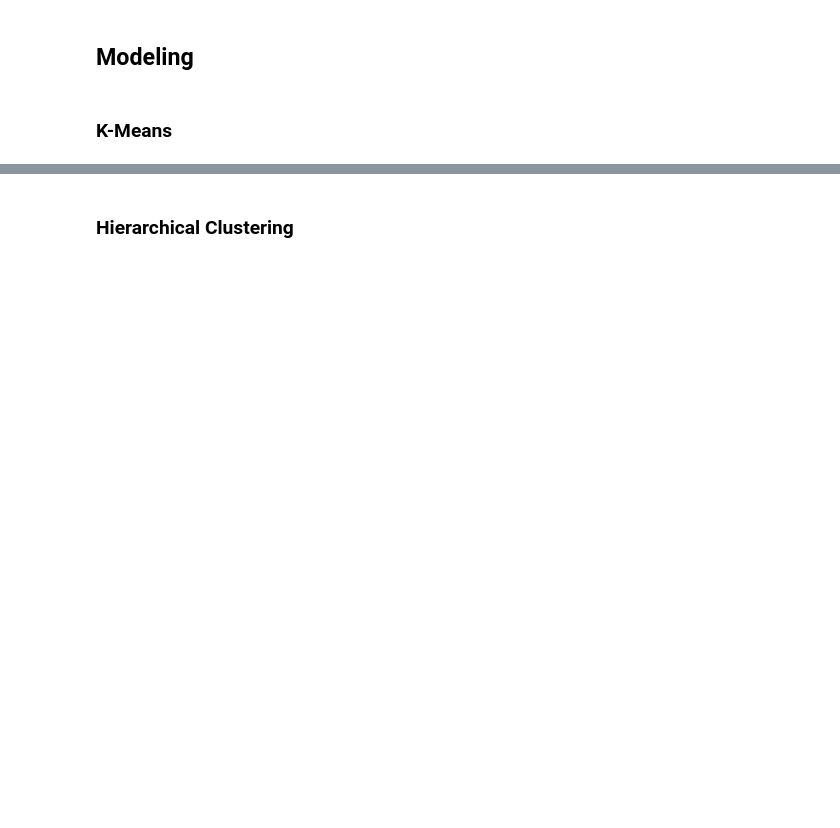
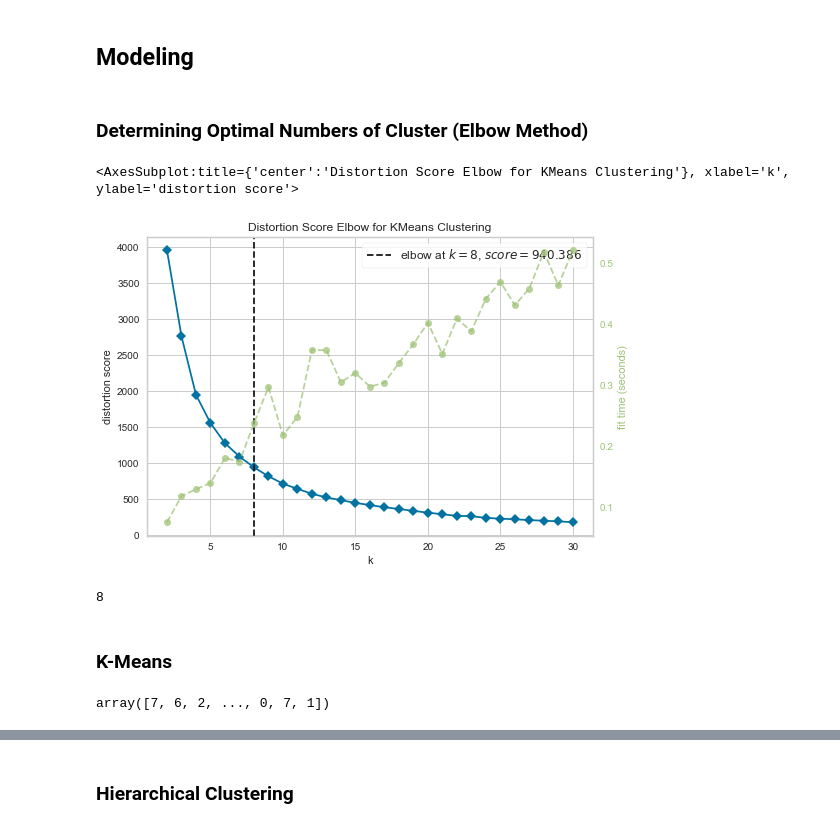
Before and after one commit to edaaydinea/Miuul-Machine-Learning-Summer-Bootcamp, a Jupyter notebook: Module 6/Capstone Project 6 - Customer Segmentation with K-Means/Customer Segmentation with K-Means.ipynb, the cells around one changed output, grey strips where cells are left out. Drawn from its saved outputs; the diff is of its cells as text; code cells hidden in the pictures; blank space fills up the shorter version.

```diff
--- a/Module 6/Capstone Project 6 - Customer Segmentation with K-Means/Customer Segmentation with K-Means.ipynb
+++ b/Module 6/Capstone Project 6 - Customer Segmentation with K-Means/Customer Segmentation with K-Means.ipynb
@@ -99,0 +433,3 @@ df = df_.copy()
+# %%
+for col in rfm.columns:
+    replace_with_thresholds (rfm, col)
@@ -99,0 +479,5 @@ df = df_.copy()
+# %%
+# Recency ve Frequency sütunlarına dağılımlarını normale yaklaştırmak(ölçeklendirmek) için loglama işlemi uyguluyoruz.
+for col in ["Recency", "Frequency"]:
+    rfm[f"LOG_{col}"] = np.log1p (rfm[col])
+rfm.head ()
@@ -100,2 +492,9 @@ df = df_.copy()
 # %% [markdown]
 ## Encoding / Scaling
+# %%
+sc = StandardScaler ()
+sc.fit (rfm[["LOG_Recency", "LOG_Frequency"]])
+scaled_rf = sc.transform (rfm[["LOG_Recency", "LOG_Frequency"]])
+# %%
+scaled_df = pd.DataFrame (index=rfm.index, columns=["LOG_Recency", "LOG_Frequency"], data=scaled_rf)
+scaled_df
@@ -102,4 +516,19 @@ df = df_.copy()
 # %% [markdown]
 ## Modeling
+# %% [markdown]
+### Determining Optimal Numbers of Cluster (Elbow Method)
+# %%
+kmeans = KMeans ()
+elbow = KElbowVisualizer (kmeans, k=30)
+elbow.fit(scaled_df)
+elbow.show(outpath="Distortion Score Elbow for KMeans Clustering.png")
+# %% [output]
+<AxesSubplot:title={'center':'Distortion Score Elbow for KMeans Clustering'}, xlabel='k', ylabel='distortion score'>
+[figure, added]
+# %%
+cluster_number = elbow.elbow_value_
+print(cluster_number)
+# %% [output]
+8
 # %% [markdown]
 ### K-Means
@@ -105,0 +538,5 @@ df = df_.copy()
+# %%
+labels = k_means.labels_
+labels
+# %% [output]
+array([7, 6, 2, ..., 0, 7, 1])
```
Also changed, not shown: parts of 48 cells of this notebook.
